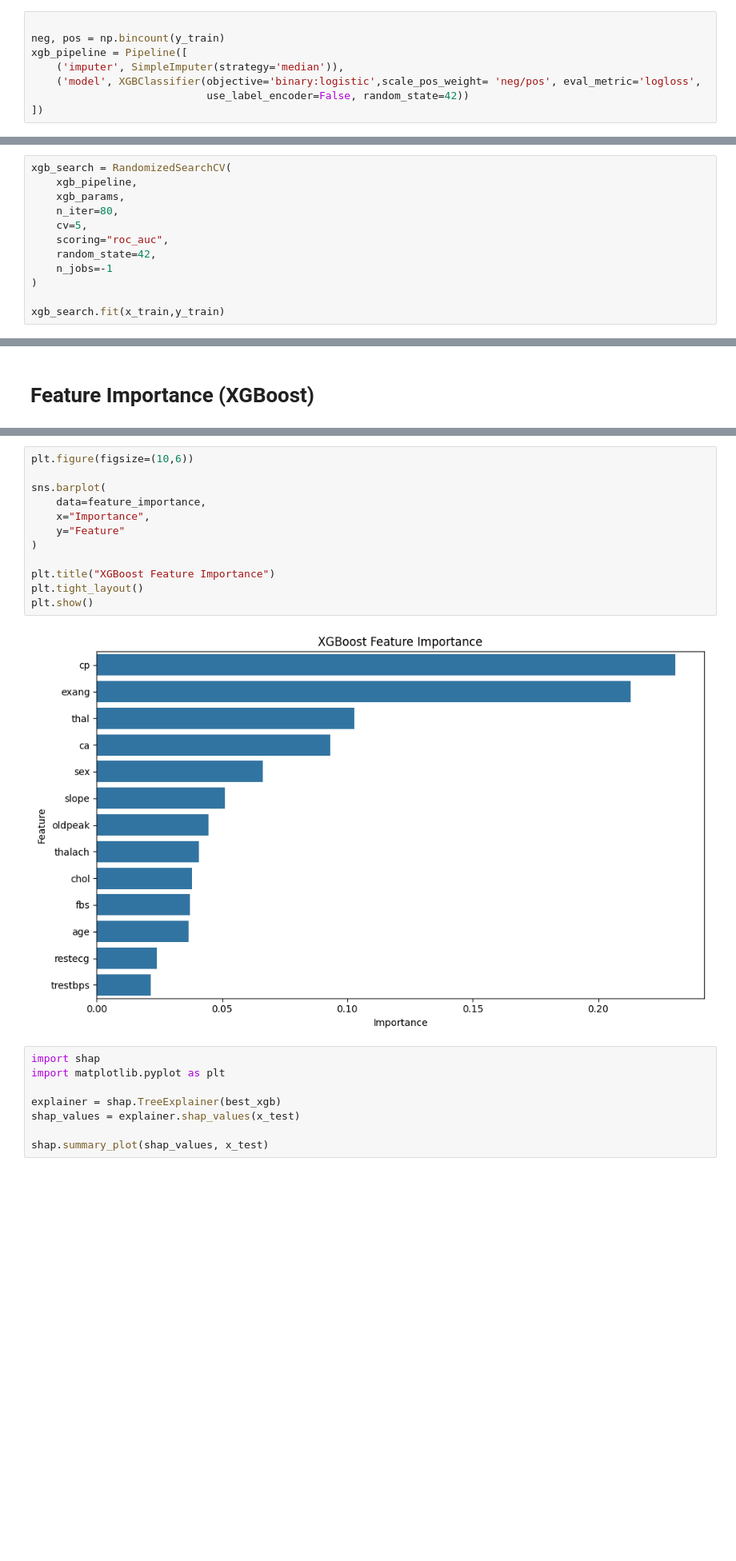
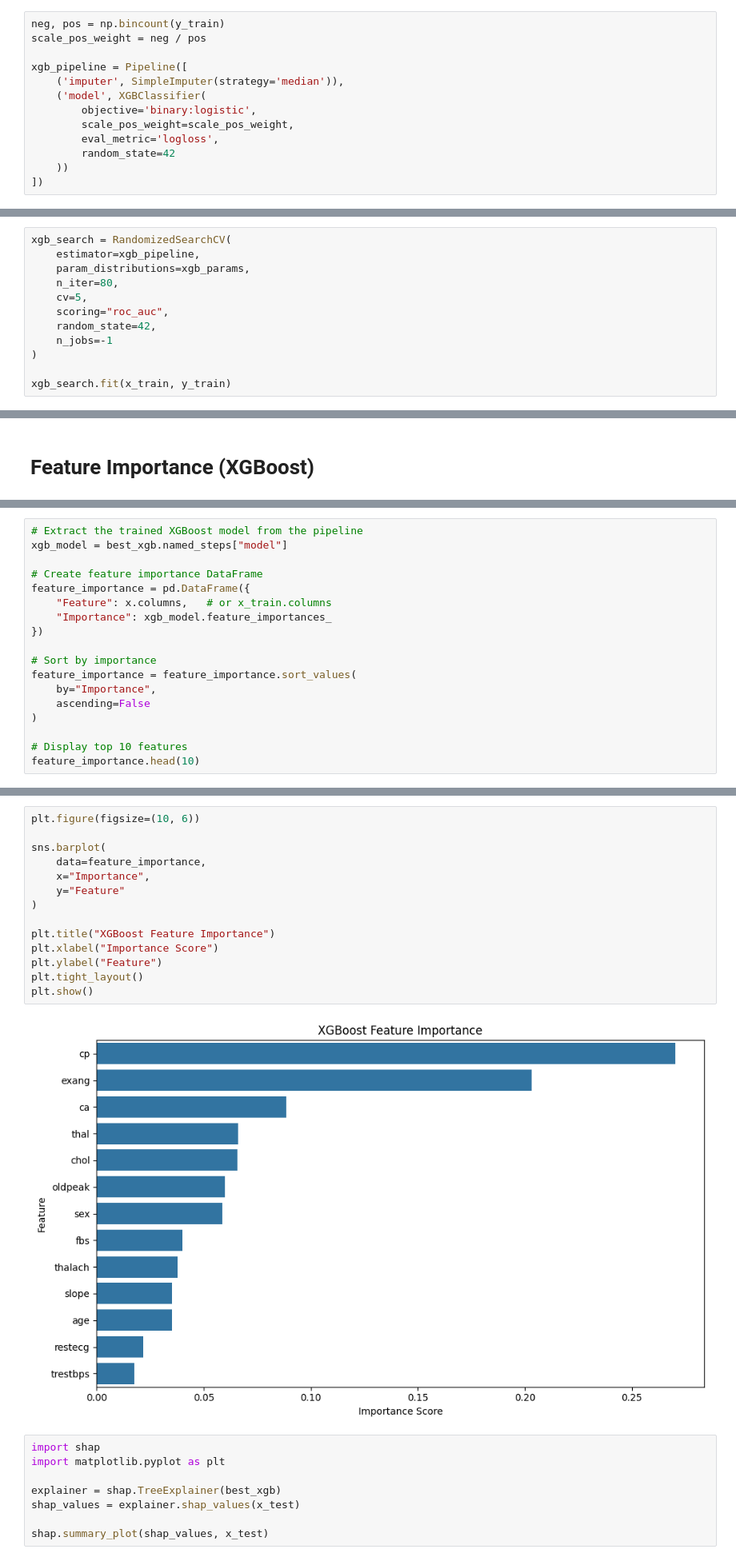
Before and after one commit to eshat69/PrivacyPreservingHealthFL, a Jupyter notebook: centralized_baseline.ipynb, the cells around one changed output, grey strips where cells are left out. Shown at 80% size. Drawn from its saved outputs; the diff is of its cells as text; blank space fills up the shorter version.

Commit message:
apply random forest and XGBoost

```diff
--- a/centralized_baseline.ipynb
+++ b/centralized_baseline.ipynb
@@ -176,12 +180,17 @@ rf_search.best_params_
 # %% [markdown]
 # XGBoost
 # %%
+neg, pos = np.bincount(y_train)
+scale_pos_weight = neg / pos
 
-neg, pos = np.bincount(y_train)
 xgb_pipeline = Pipeline([
     ('imputer', SimpleImputer(strategy='median')),
-    ('model', XGBClassifier(objective='binary:logistic',scale_pos_weight= 'neg/pos', eval_metric='logloss',
-                            use_label_encoder=False, random_state=42))
+    ('model', XGBClassifier(
+        objective='binary:logistic',
+        scale_pos_weight=scale_pos_weight,
+        eval_metric='logloss',
+        random_state=42
+    ))
 ])
 # %%
 # xgb_params = {
@@ -209,8 +218,8 @@ xgb_params = {
 }
 # %%
 xgb_search = RandomizedSearchCV(
-    xgb_pipeline,
-    xgb_params,
+    estimator=xgb_pipeline,
+    param_distributions=xgb_params,
     n_iter=80,
     cv=5,
     scoring="roc_auc",
@@ -218,5 +227,5 @@ xgb_search = RandomizedSearchCV(
     n_jobs=-1
 )
 
-xgb_search.fit(x_train,y_train)
+xgb_search.fit(x_train, y_train)
 # %% [output]
@@ -494,0 +490,18 @@ feature_importance.head(10)
+# %%
+# Extract the trained XGBoost model from the pipeline
+xgb_model = best_xgb.named_steps["model"]
+
+# Create feature importance DataFrame
+feature_importance = pd.DataFrame({
+    "Feature": x.columns,   # or x_train.columns
+    "Importance": xgb_model.feature_importances_
+})
+
+# Sort by importance
+feature_importance = feature_importance.sort_values(
+    by="Importance",
+    ascending=False
+)
+
+# Display top 10 features
+feature_importance.head(10)
@@ -495,17 +520,19 @@ feature_importance.head(10)
 # %%
-plt.figure(figsize=(10,6))
+plt.figure(figsize=(10, 6))
 
 sns.barplot(
     data=feature_importance,
     x="Importance",
     y="Feature"
 )
 
 plt.title("XGBoost Feature Importance")
+plt.xlabel("Importance Score")
+plt.ylabel("Feature")
 plt.tight_layout()
 plt.show()
 # %% [output]
-[figure, old version]
+[figure, new version]
 # %%
 import shap
 import matplotlib.pyplot as plt
```
Also changed, not shown: parts of 20 cells of this notebook, 6 other files.
